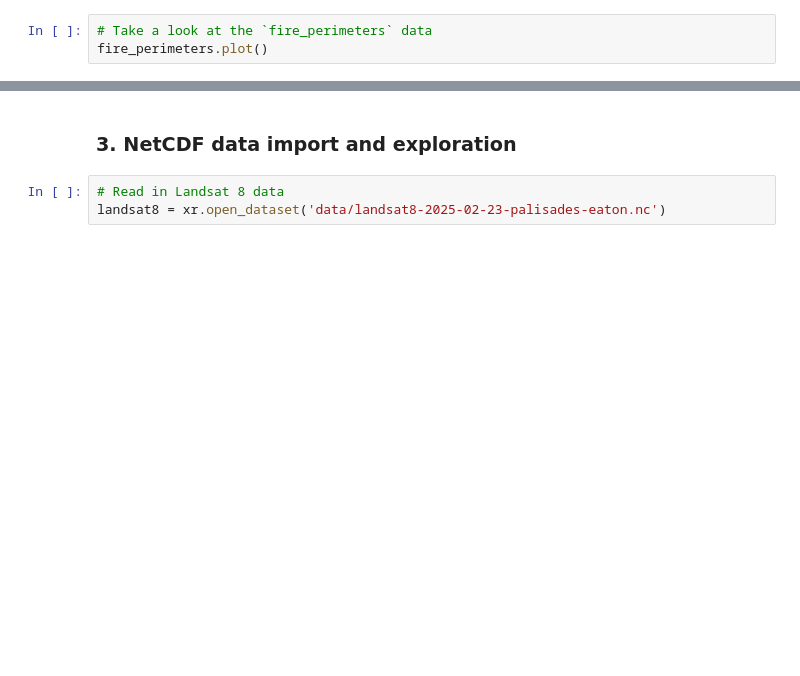
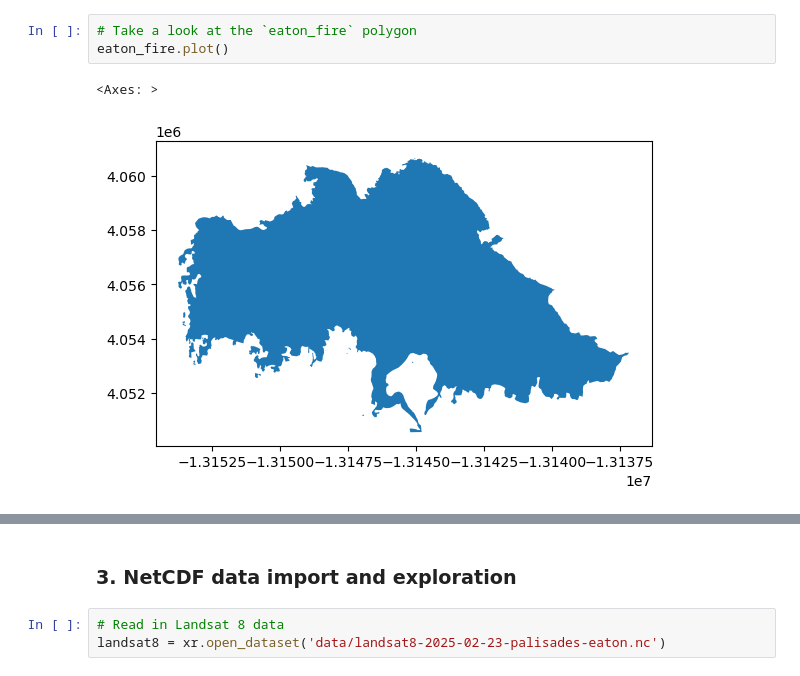
Before and after one commit to mmorenorolon/eds220-hwk4, a Jupyter notebook: hwk4-task2-false-color-MORENOROLON.ipynb, the cells around one changed output, grey strips where cells are left out. Saved outputs shown, nothing was run; the diff lists cells and outputs as text; blank space fills up the shorter version.

```diff
--- a/hwk4-task2-false-color-MORENOROLON.ipynb
+++ b/hwk4-task2-false-color-MORENOROLON.ipynb
@@ -87,3 +128,6 @@ fire_perimeters.crs
 # %%
-# Take a look at the `fire_perimeters` data
-fire_perimeters.plot()
+# Take a look at the `eaton_fire` polygon
+eaton_fire.plot()
+# %% [output]
+<Axes: >
+[figure, added]
```
Also changed, not shown: parts of 82 cells of this notebook.
